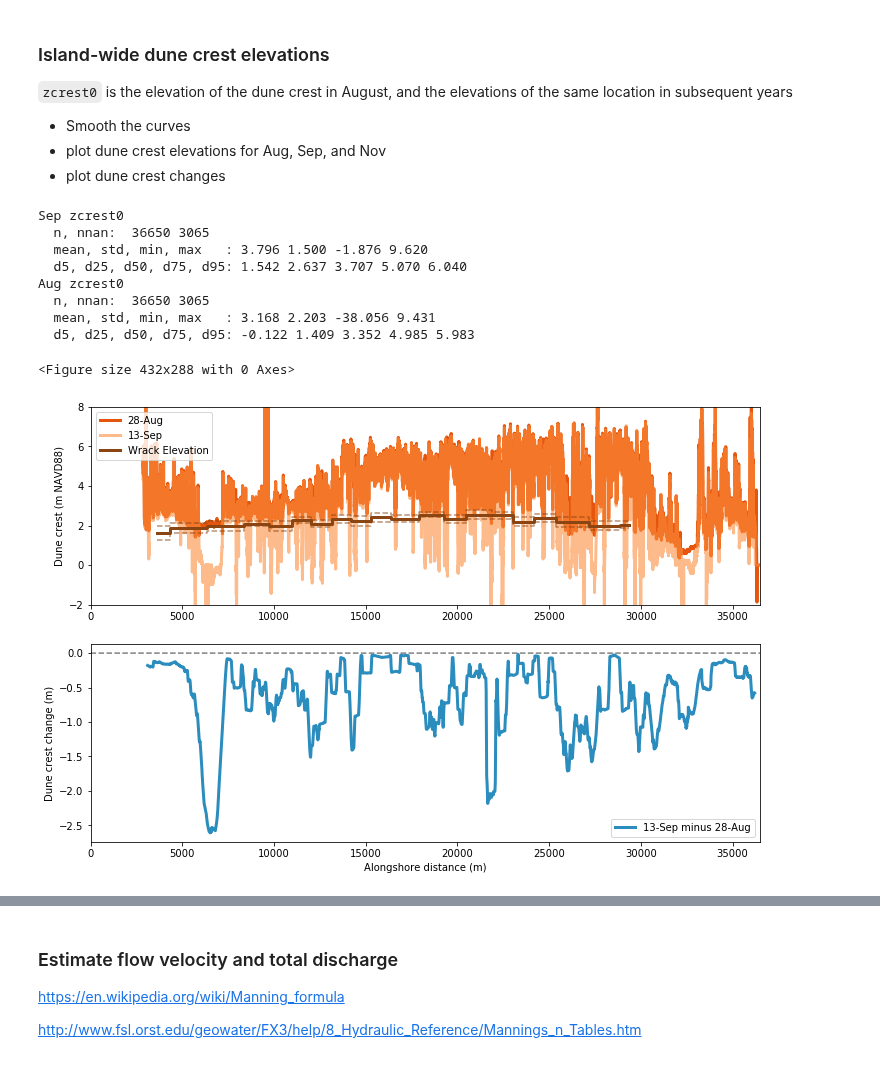
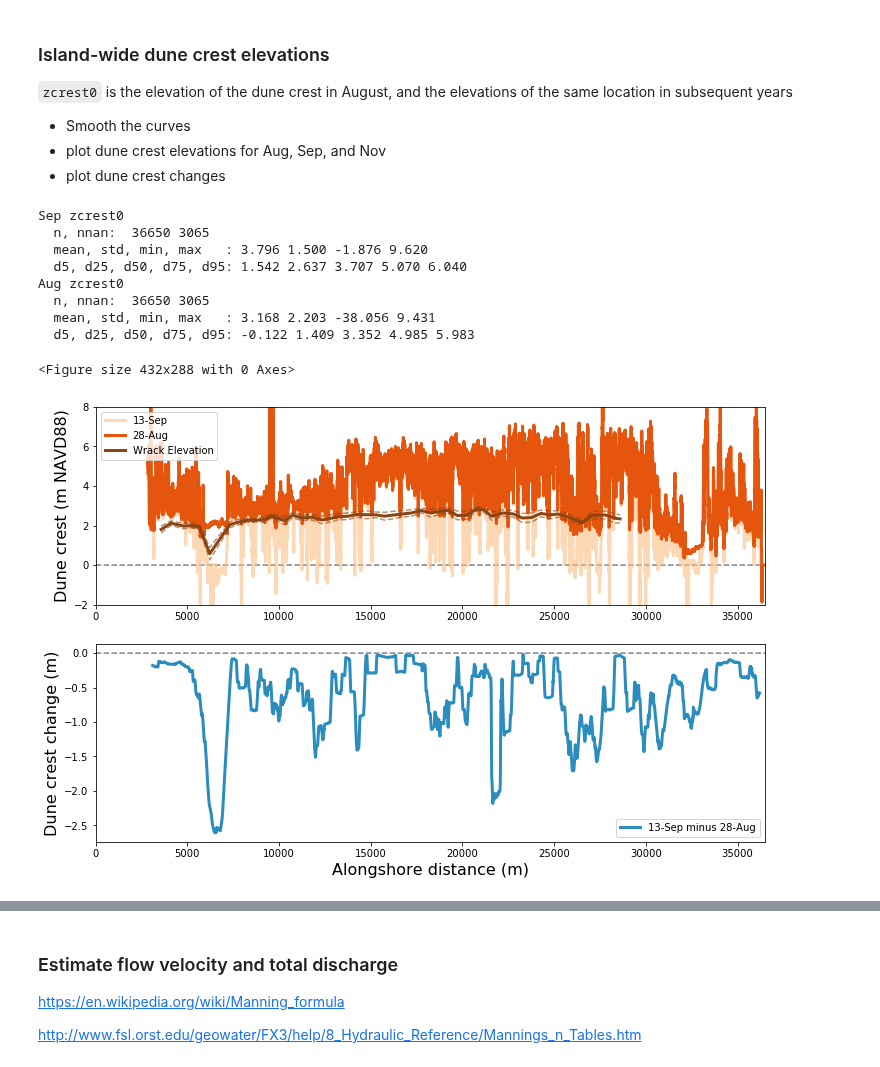
Before and after one commit to csherwood-usgs/CoreBx, a Jupyter notebook: Process_CoreBx_island_v5.ipynb, the cells around one changed output, grey strips where cells are left out. Cells and saved outputs as stored; diff of their text form; code cells hidden in the pictures.

```diff
--- a/Process_CoreBx_island_v5.ipynb
+++ b/Process_CoreBx_island_v5.ipynb
@@ -567,21 +725,20 @@ plt.savefig(fig_name,bbox_inches='tight', format='png', dpi = 200)
+# %%
+# read updated wrack statistics from Jin-Si
+df=pd.read_csv("NCB_Wrack_line_ebk.csv",header = 0)
 # %%
-green5=['#edf8e9','#bae4b3','#74c476','#31a354','#006d2c']
-df=pd.read_csv("NCB_Wrack_statistics.csv",header = 0)
-
-wx = df['X_point_avg'].values
-wy = df['Y_point_avg'].values
-walong, wacross = UTM2Island(wx,wy)
-
 plt.figure(figsize=(12,8))
 ax1=plt.subplot(211)
-plt.plot(walong,df['Wrack_elev_avg'].values+df['STD'].values,'--',c='saddlebrown',alpha=.6,drawstyle='steps-mid')
-plt.plot(walong,df['Wrack_elev_avg'].values-df['STD'].values,'--',c='saddlebrown',alpha=.6,drawstyle='steps-mid')
-plt.plot(walong,df['Wrack_elev_avg'].values, drawstyle='steps-mid',linewidth=3,c='saddlebrown',label="Wrack Elevation")
+plt.plot(df['Xisl_500m_avg'],df['Wrack_Elev_500m_avg'].values+df['STD_500m'].values,'--',c='saddlebrown',alpha=.6)
+plt.plot(df['Xisl_500m_avg'],df['Wrack_Elev_500m_avg'].values-df['STD_500m'].values,'--',c='saddlebrown',alpha=.6)
+plt.plot(df['Xisl_500m_avg'],df['Wrack_Elev_500m_avg'].values,linewidth=3,c='saddlebrown',label="Wrack Elevation")
 plt.ylim((0, 3))
 #plt.text(0.02, 0.92,'a',horizontalalignment='left',verticalalignment='center',transform = ax1.transAxes, fontweight='bold')
 plt.legend(fontsize=14)
 plt.ylabel('Elevation (m NAVD88)',fontsize=14)
 plt.xlim((0,36500))
 plt.xlabel('Alongshore Distance (m)',fontsize=14)
-plt.savefig('wrack_elev_island.png',bbox_inches='tight', format='png', dpi = 200)
+fig_name = 'wrack_elev_island.svg'
+plt.savefig(fig_name,bbox_inches='tight', format='svg')
+fig_name = 'wrack_elev_island.png'
+plt.savefig(fig_name,bbox_inches='tight', format='png', dpi = 200)
 # %% [output]
@@ -619,54 +776,54 @@ ax1=plt.subplot(211)
 # plt.plot(y,x1s,'-',linewidth=3,c=cols[2],label=pnames[1])
 # #plt.plot(y,x2s,'-',linewidth=3,c=cols[3],label=pnames[2])
 # plt.plot(y,x3s,'-',linewidth=3,c=cols[4],label=pnames[3])
-
+plt.plot(y,np.ones_like(y)*0.,'--',c='gray')
+plt.plot(y,zcrest0[1,:],'-',linewidth=3,c=cols[1],label=pnames[1],alpha=.6)
 plt.plot(y,zcrest0[0,:],'-',linewidth=3,c=cols[3],label=pnames[0])
-plt.plot(y,zcrest0[1,:],'-',linewidth=3,c=cols[2],label=pnames[1],alpha=.6)
 
 #plt.plot(y,x2s,'-',linewidth=3,c=cols[3],label=pnames[2])
 #plt.plot(y,zcrest0[3,:],'-',linewidth=3,c=cols[4],label=pnames[3])
 
-plt.plot(walong,df['Wrack_elev_avg'].values+df['STD'].values,'--',c='saddlebrown',alpha=.6,drawstyle='steps-mid')
-plt.plot(walong,df['Wrack_elev_avg'].values-df['STD'].values,'--',c='saddlebrown',alpha=.6,drawstyle='steps-mid')
-plt.plot(walong,df['Wrack_elev_avg'].values, drawstyle='steps-mid',linewidth=3,c='saddlebrown',label="Wrack Elevation")
+plt.plot(df['Xisl_500m_avg'],df['Wrack_Elev_500m_avg'].values+df['STD_500m'].values,'--',c='saddlebrown',alpha=.6)
+plt.plot(df['Xisl_500m_avg'],df['Wrack_Elev_500m_avg'].values-df['STD_500m'].values,'--',c='saddlebrown',alpha=.6)
+plt.plot(df['Xisl_500m_avg'],df['Wrack_Elev_500m_avg'].values,linewidth=3,c='saddlebrown',label="Wrack Elevation")
 
 #plt.text(0.02, 0.92,'a',horizontalalignment='left',verticalalignment='center',transform = ax1.transAxes, fontweight='bold')
-plt.ylabel('Dune crest (m NAVD88)')
+plt.ylabel('Dune crest (m NAVD88)',fontsize=16)
 plt.legend()
 plt.ylim((-2.,8.))
 plt.xlim((0,36500))
 
 xds0 = running_mean( zcrest0[1,:]-zcrest0[0,:], 501)
 xds1 = running_mean( zcrest0[2,:]-zcrest0[0,:], 501)
 xds2 = running_mean( zcrest0[3,:]-zcrest0[0,:], 501)
 
 ax2=plt.subplot(212)
 plt.plot(y,np.ones_like(y)*0.,'--',c='gray')
 
 plt.plot(y,xds0,'-',linewidth=3,c=blue5[3],label=pnames[1]+' minus '+pnames[0])
 #plt.plot(y,xds1,'-',linewidth=3,c=blue5[3],label=pnames[2]+' minus '+pnames[0])
 #plt.plot(y,xds2,'-',linewidth=3,c=blue5[4],label=pnames[3]+' minus '+pnames[0])
 plt.legend()
 #plt.text(0.02, 0.92,'b',horizontalalignment='left',verticalalignment='center',transform = ax2.transAxes, fontweight='bold')
-plt.ylabel('Dune crest change (m)')
+plt.ylabel('Dune crest change (m)',fontsize=16)
 plt.xlim((0,36500))
-plt.xlabel('Alongshore distance (m)')
+plt.xlabel('Alongshore distance (m)',fontsize=16)
 
 fig_name = 'dune_crest_diff.svg'
 plt.savefig(fig_name,bbox_inches='tight', format='svg')
 fig_name = 'dune_crest_diff.png'
 plt.savefig(fig_name,bbox_inches='tight', format='png', dpi = 200)
 # %% [output]
 Sep zcrest0
   n, nnan:  36650 3065
   mean, std, min, max   : 3.796 1.500 -1.876 9.620
   d5, d25, d50, d75, d95: 1.542 2.637 3.707 5.070 6.040
 Aug zcrest0
   n, nnan:  36650 3065
   mean, std, min, max   : 3.168 2.203 -38.056 9.431
   d5, d25, d50, d75, d95: -0.122 1.409 3.352 4.985 5.983
 <Figure size 432x288 with 0 Axes>
-[figure, old version]
+[figure, new version]
 # %%
 print('wrack elevations')
 stat_summary(df['Wrack_elev_avg'].values,iprint=True)
```
Also changed, not shown: parts of 45 cells of this notebook, 1 other file.
